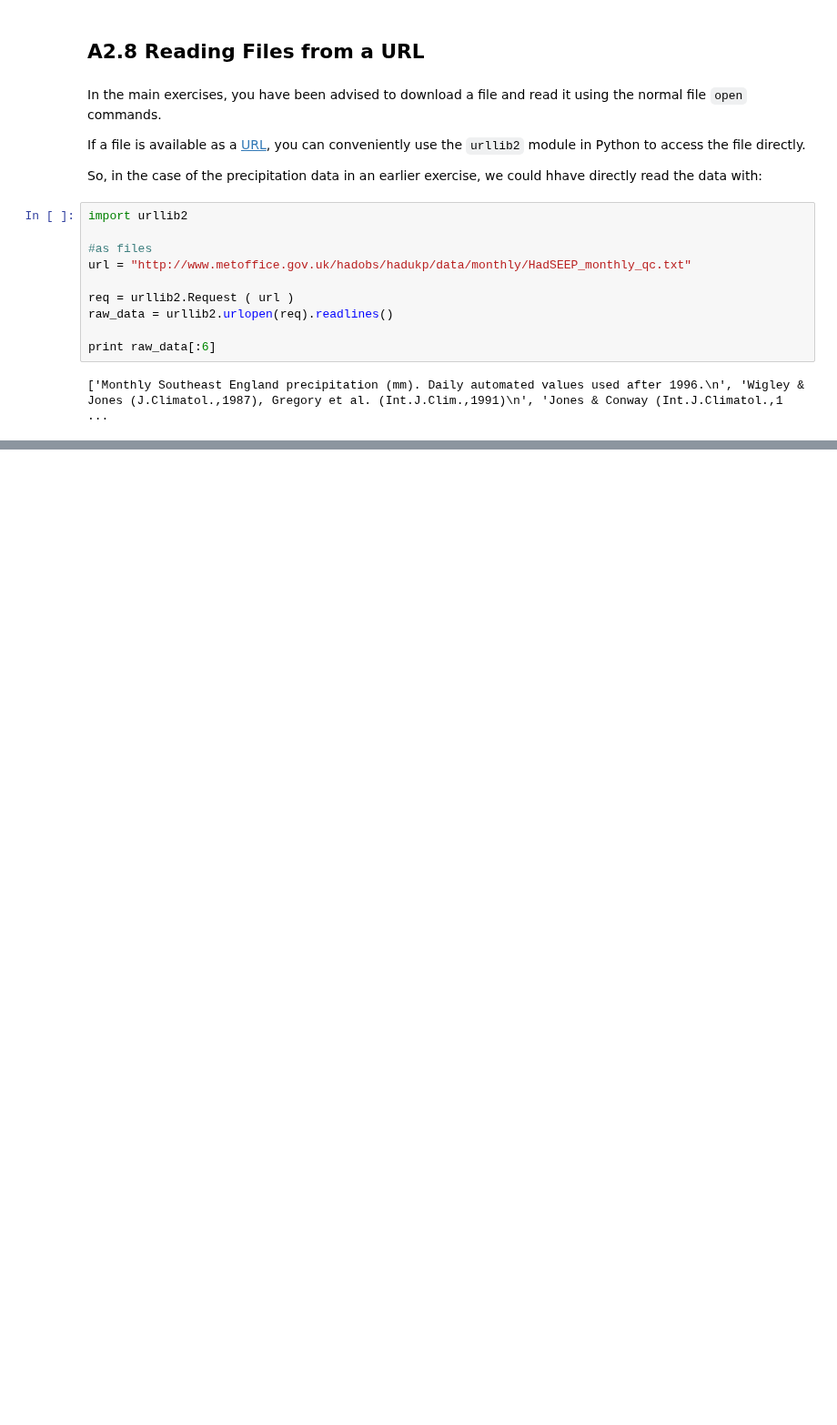
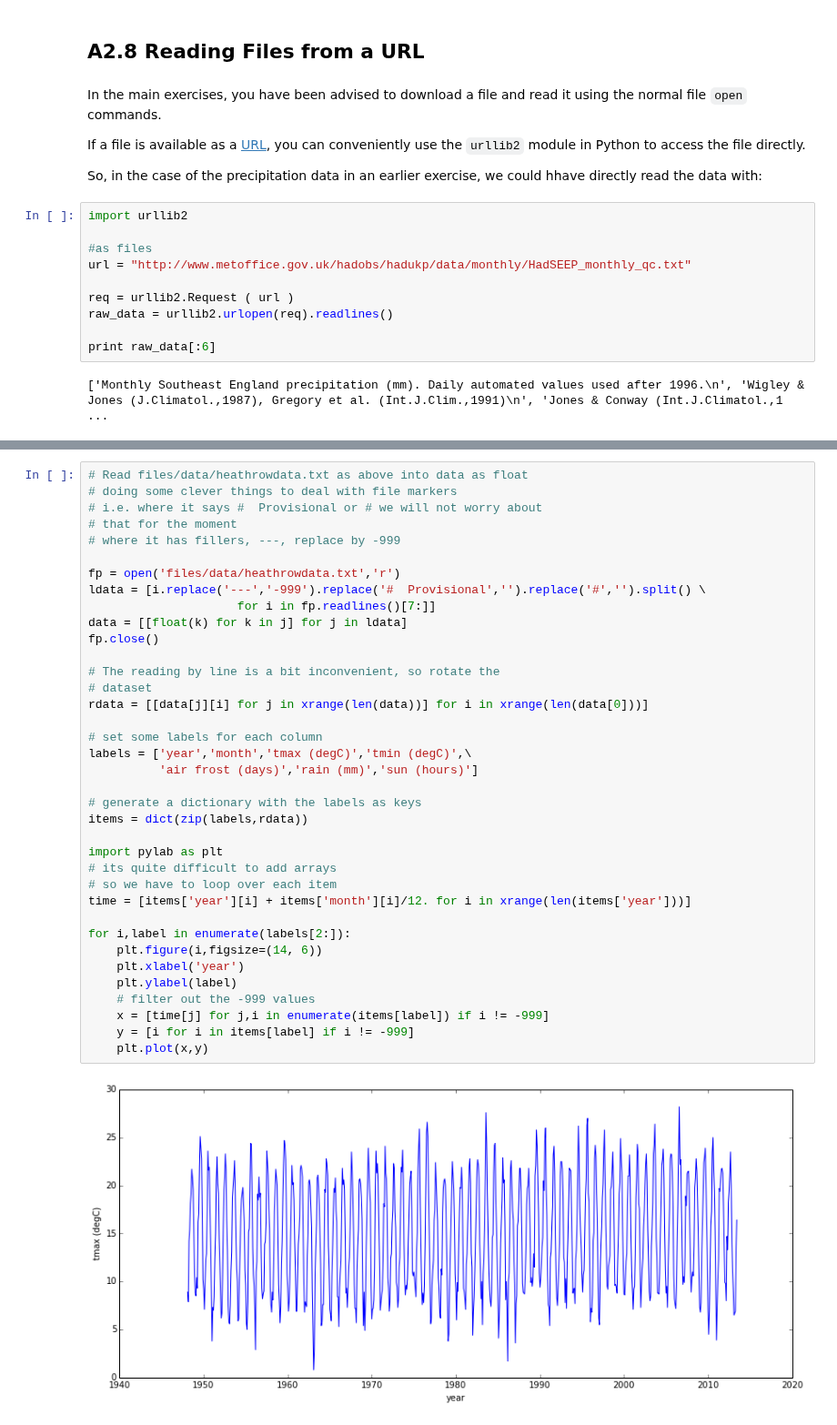
Before and after one commit to profLewis/geogg122, a Jupyter notebook: Chapter2_Python_intro/advanced.ipynb, the cells around one changed output, grey strips where cells are left out. Shown at 91% size. Drawn from its saved outputs; the diff is of its cells as text; blank space fills up the shorter version.

```diff
--- a/Chapter2_Python_intro/advanced.ipynb
+++ b/Chapter2_Python_intro/advanced.ipynb
@@ -933,0 +1000,39 @@ print raw_data[:6]
+# %%
+# Read files/data/heathrowdata.txt as above into data as float
+# doing some clever things to deal with file markers
+# i.e. where it says #  Provisional or # we will not worry about
+# that for the moment
+# where it has fillers, ---, replace by -999
+
+fp = open('files/data/heathrowdata.txt','r')
+ldata = [i.replace('---','-999').replace('#  Provisional','').replace('#','').split() \
+                     for i in fp.readlines()[7:]]
+data = [[float(k) for k in j] for j in ldata]
+fp.close()
+
+# The reading by line is a bit inconvenient, so rotate the
+# dataset
+rdata = [[data[j][i] for j in xrange(len(data))] for i in xrange(len(data[0]))]
+
+# set some labels for each column
+labels = ['year','month','tmax (degC)','tmin (degC)',\
+          'air frost (days)','rain (mm)','sun (hours)']
+
+# generate a dictionary with the labels as keys
+items = dict(zip(labels,rdata))
+
+import pylab as plt
+# its quite difficult to add arrays
+# so we have to loop over each item
+time = [items['year'][i] + items['month'][i]/12. for i in xrange(len(items['year']))]
+
+for i,label in enumerate(labels[2:]):
+    plt.figure(i,figsize=(14, 6))
+    plt.xlabel('year')
+    plt.ylabel(label)
+    # filter out the -999 values
+    x = [time[j] for j,i in enumerate(items[label]) if i != -999]
+    y = [i for i in items[label] if i != -999]
+    plt.plot(x,y)
+# %% [output]
+[figure, added]
```
Also changed, not shown: parts of 4 cells of this notebook, 1 other file.
